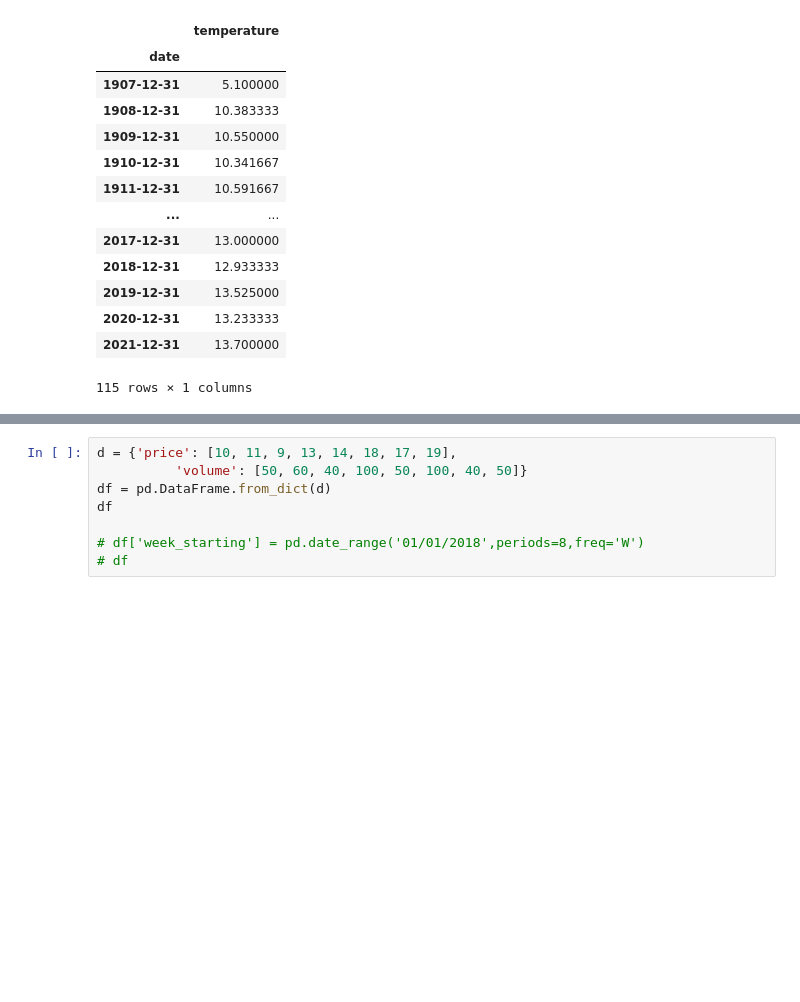
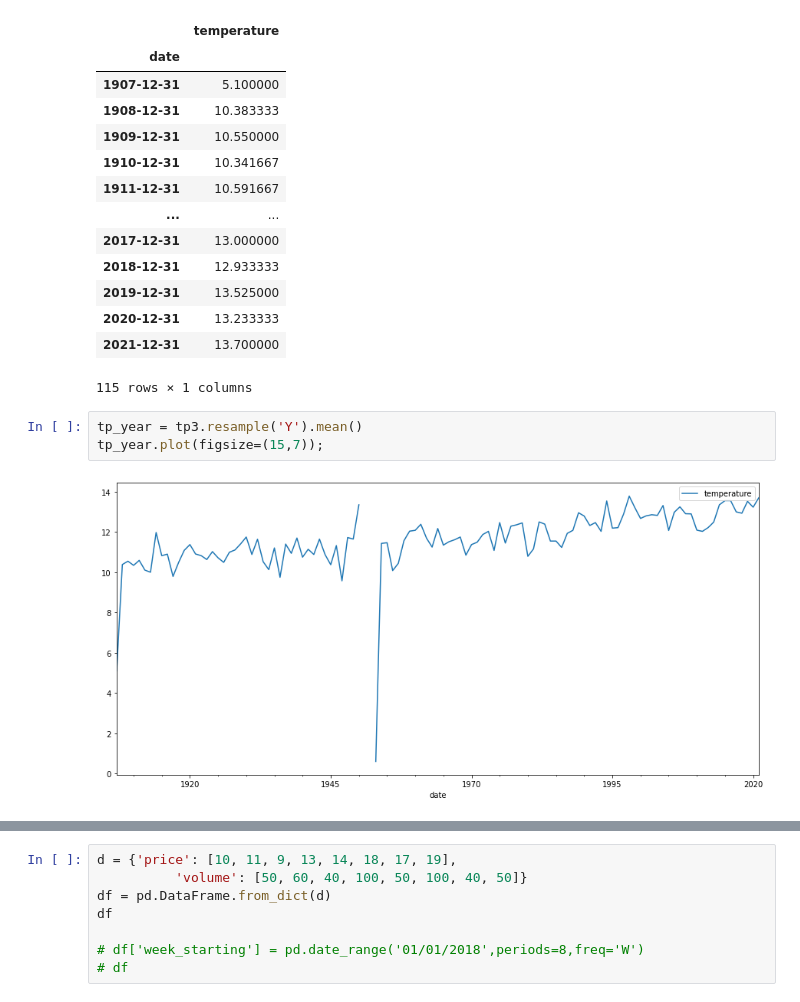
Before and after one commit to koreabao/public_data, a Jupyter notebook: temp_1.ipynb, the cells around one changed output, grey strips where cells are left out. Drawn from its saved outputs; the diff is of its cells as text; blank space fills up the shorter version.

```diff
--- a/temp_1.ipynb
+++ b/temp_1.ipynb
@@ -552,3 +557,8 @@ tp3.resample('Y').mean()
 | 2020-12-31 | 13.233333 |
 | 2021-12-31 | 13.700000 |
 115 rows × 1 columns
+# %%
+tp_year = tp3.resample('Y').mean()
+tp_year.plot(figsize=(15,7));
+# %% [output]
+[figure, added]
```
Also changed, not shown: parts of 5 cells of this notebook.
